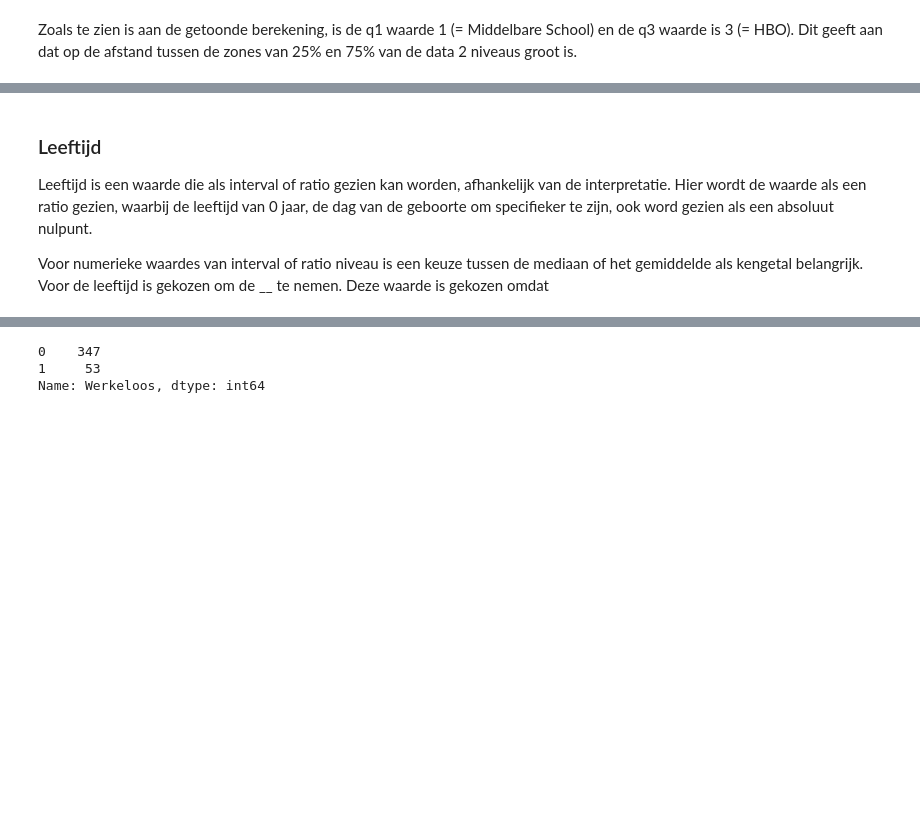
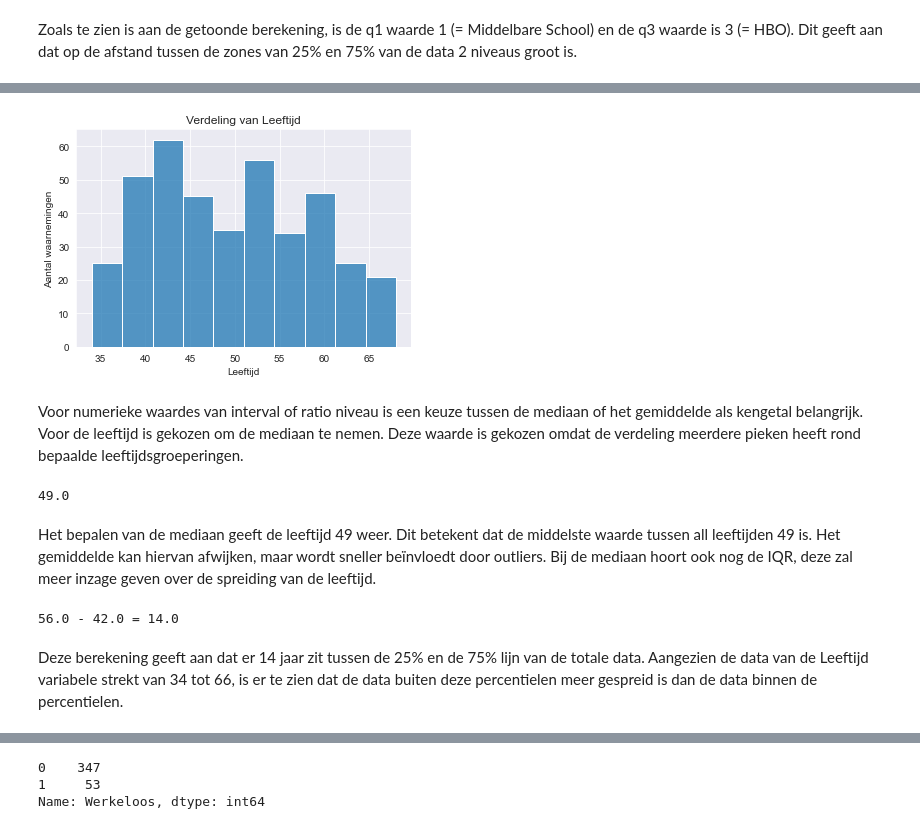
Before and after one commit to BJHeemskerk/WisPort11, a Jupyter notebook: WiskundeII_Portfolio.ipynb, the cells around one changed output, grey strips where cells are left out. Cells and saved outputs as stored; diff of their text form; code cells hidden in the pictures; blank space fills up the shorter version.

Commit message:
omdat het kan

```diff
--- a/WiskundeII_Portfolio.ipynb
+++ b/WiskundeII_Portfolio.ipynb
@@ -159,6 +162,24 @@ Zoals te zien is aan de getoonde berekening, is de q1 waarde 1 (= Middelbare Sch
+# %%
+sns.histplot(data = df, x = 'Leeftijd')
+plt.xlabel('Leeftijd')
+plt.ylabel('Aantal waarnemingen')
+plt.title('Verdeling van Leeftijd')
+plt.show()
+# %% [output]
+[figure, added]
 # %% [markdown]
-### Leeftijd
-
-Leeftijd is een waarde die als interval of ratio gezien kan worden, afhankelijk van de interpretatie. Hier wordt de waarde als een ratio gezien, waarbij de leeftijd van 0 jaar, de dag van de geboorte om specifieker te zijn, ook word gezien als een absoluut nulpunt.
-
-Voor numerieke waardes van interval of ratio niveau is een keuze tussen de mediaan of het gemiddelde als kengetal belangrijk. Voor de leeftijd is gekozen om de __ te nemen. Deze waarde is gekozen omdat
+Voor numerieke waardes van interval of ratio niveau is een keuze tussen de mediaan of het gemiddelde als kengetal belangrijk. Voor de leeftijd is gekozen om de mediaan te nemen. Deze waarde is gekozen omdat de verdeling meerdere pieken heeft rond bepaalde leeftijdsgroeperingen.
+# %%
+print(np.median(df['Leeftijd']))
+# %% [output]
+49.0
+# %% [markdown]
+Het bepalen van de mediaan geeft de leeftijd 49 weer. Dit betekent dat de middelste waarde tussen all leeftijden 49 is. Het gemiddelde kan hiervan afwijken, maar wordt sneller beïnvloedt door outliers. Bij de mediaan hoort ook nog de IQR, deze zal meer inzage geven over de spreiding van de leeftijd.
+# %%
+q1, q3 = np.percentile(df['Leeftijd'], [25, 75])
+iqr = q3 - q1
+print(f'{q3} - {q1} = {iqr}')
+# %% [output]
+56.0 - 42.0 = 14.0
+# %% [markdown]
+Deze berekening geeft aan dat er 14 jaar zit tussen de 25% en de 75% lijn van de totale data. Aangezien de data van de Leeftijd variabele strekt van 34 tot 66, is er te zien dat de data buiten deze percentielen meer gespreid is dan de data binnen de percentielen.
```
Also changed, not shown: parts of 49 cells of this notebook.
